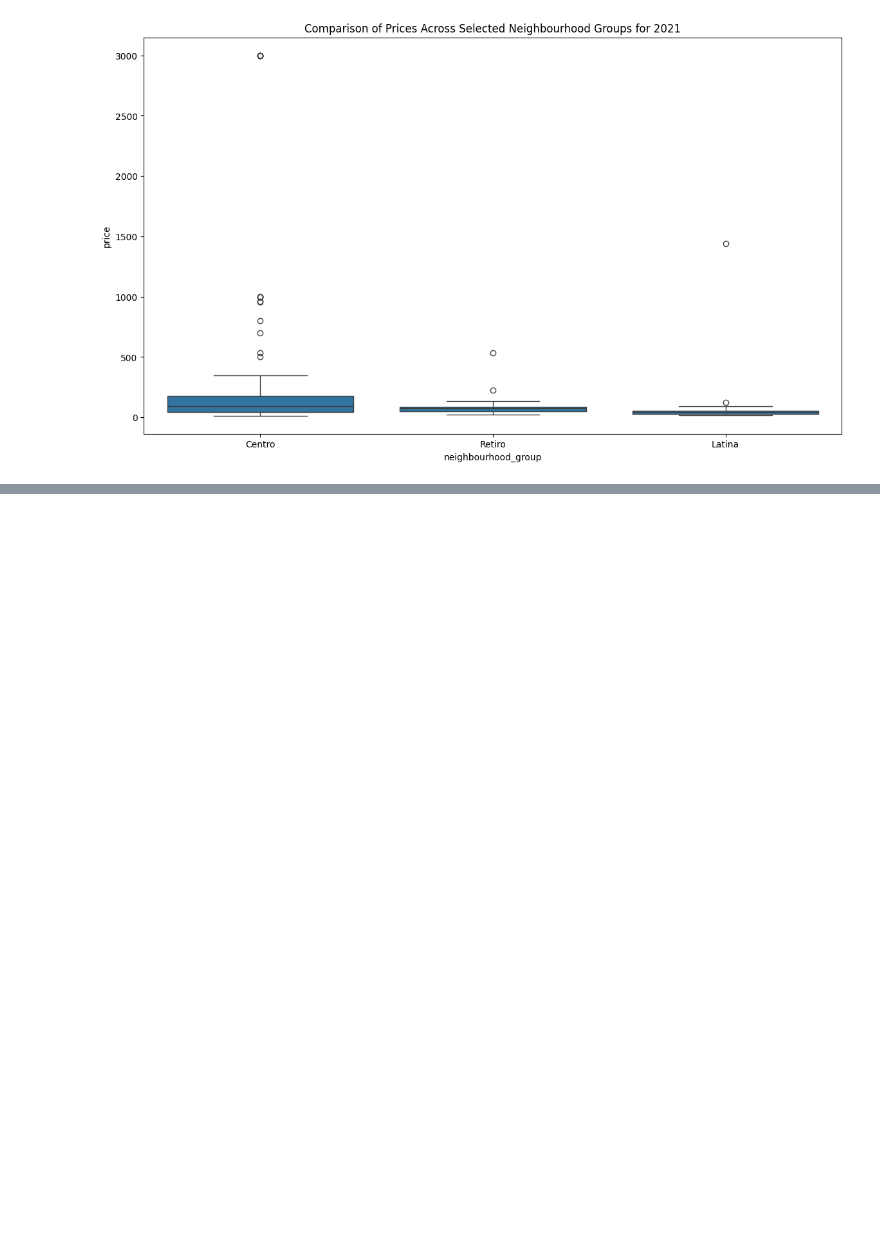
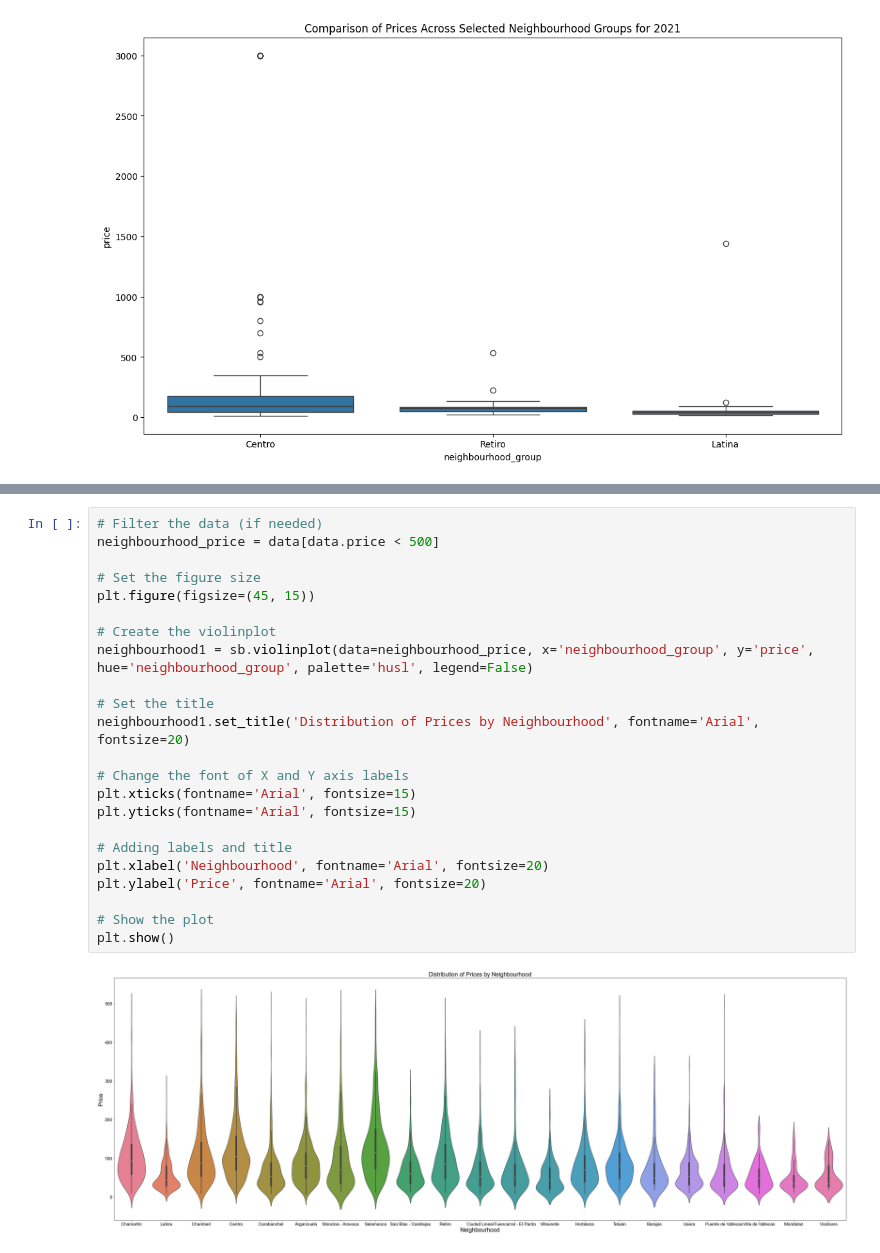
Before and after one commit to Monalaihoi/Training, a Jupyter notebook: airbnb_data2023.ipynb, the cells around one changed output, grey strips where cells are left out. Drawn from its saved outputs; the diff is of its cells as text; blank space fills up the shorter version.

```diff
--- a/airbnb_data2023.ipynb
+++ b/airbnb_data2023.ipynb
@@ -752,0 +757,25 @@ plt.show()
+# %%
+# Filter the data (if needed)
+neighbourhood_price = data[data.price < 500]
+
+# Set the figure size
+plt.figure(figsize=(45, 15))
+
+# Create the violinplot
+neighbourhood1 = sb.violinplot(data=neighbourhood_price, x='neighbourhood_group', y='price', hue='neighbourhood_group', palette='husl', legend=False)
+
+# Set the title
+neighbourhood1.set_title('Distribution of Prices by Neighbourhood', fontname='Arial', fontsize=20)
+
+# Change the font of X and Y axis labels
+plt.xticks(fontname='Arial', fontsize=15)
+plt.yticks(fontname='Arial', fontsize=15)
+
+# Adding labels and title
+plt.xlabel('Neighbourhood', fontname='Arial', fontsize=20)
+plt.ylabel('Price', fontname='Arial', fontsize=20)
+
+# Show the plot
+plt.show()
+# %% [output]
+[figure, added]
```
Also changed, not shown: parts of 8 cells of this notebook, 3 other files.
